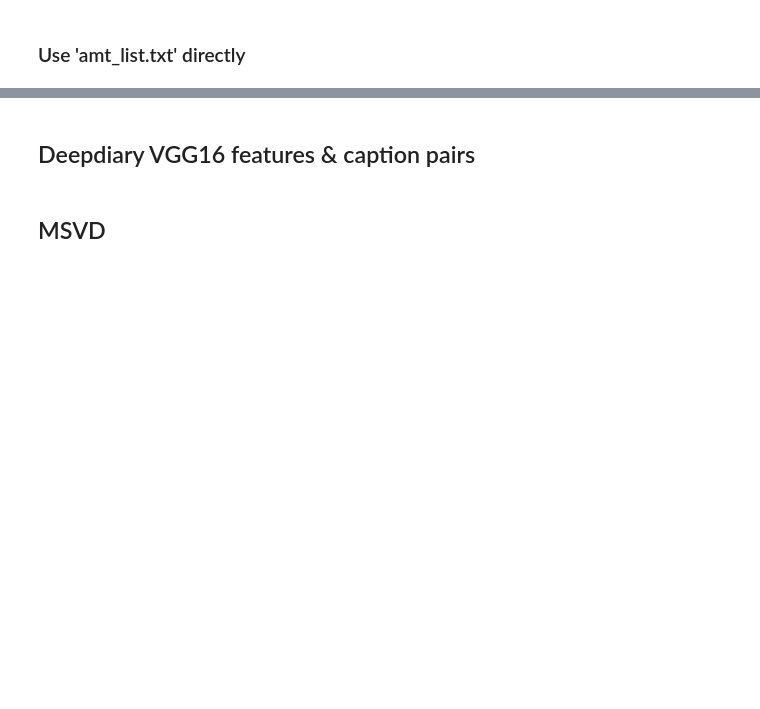
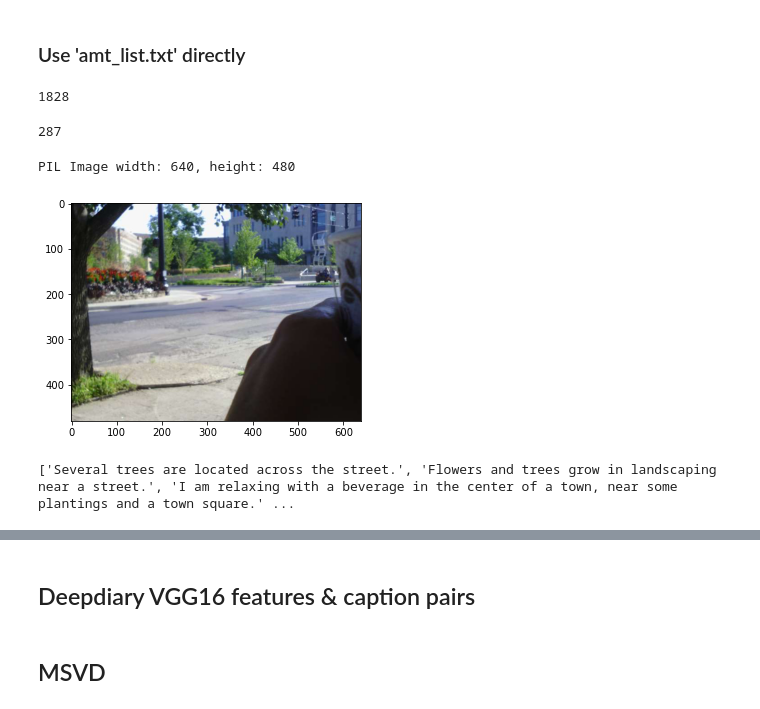
Before and after one commit to zdai257/EgoTransformer, a Jupyter notebook: zdData.ipynb, the cells around one changed output, grey strips where cells are left out. Cells and saved outputs as stored; diff of their text form; code cells hidden in the pictures; blank space fills up the shorter version.

```diff
--- a/zdData.ipynb
+++ b/zdData.ipynb
@@ -25,6 +25,10 @@ ana_file = join('Data', 'deepdiary_data', 'lifelog', 'dataset.json')
 vocab_file = join('Data', 'data', 'vocabulary.p')
 # %% [markdown]
 ## Deepdiary Image-Caption pairs
+# %%
+amt_data_dir = "/Users/zhuangzhuangdai/repos/EgoTransformer/images/amt_data"
+ana_file = join(amt_data_dir, 'amt_list.txt')
+#vocab_file = join('Data', 'data', 'vocabulary.p')
 # %%
 with open(ana_file, "r") as file:
     ana = json.load(file)
@@ -44,10 +50,12 @@ print(len(imgids), len(img_305))
 # %% [markdown]
 ### Use 'amt_list.txt' directly
 # %%
-with open(join(amt_data_dir, 'amt_list.txt'), "r") as file:
+with open(ana_file, "r") as file:
     pairs_str = file.read()
     pairs = pairs_str.split('\n')[1:]
 len(pairs)
+# %% [output]
+1828
 # %%
 img_names = {}
 
@@ -61,19 +69,26 @@ for pair in pairs:
         img_names[img_name].append(sent_ana)
 
 len(img_names.items())
+# %% [output]
+287
 # %%
 my_idx = 50
 for idx, (key, val) in enumerate(img_names.items()):
     if idx == my_idx:
         img_name0, cap_lst0 = key, val
+        break
 
 image0 = Image.open(join(amt_data_dir, img_name0))
 # Transpose with respect to EXIF data
 image0 = ImageOps.exif_transpose(image0)
 w, h = image0.size
 print("PIL Image width: {}, height: {}".format(w, h))
 
 plt.imshow(image0)
 plt.show()
 print(cap_lst0)
+# %% [output]
+PIL Image width: 640, height: 480
+[figure, added]
+['Several trees are located across the street.', 'Flowers and trees grow in landscaping near a street.', 'I am relaxing with a beverage in the center of a town, near some plantings and a town square.' ...
 # %%
```
Also changed, not shown: parts of 45 cells of this notebook.
